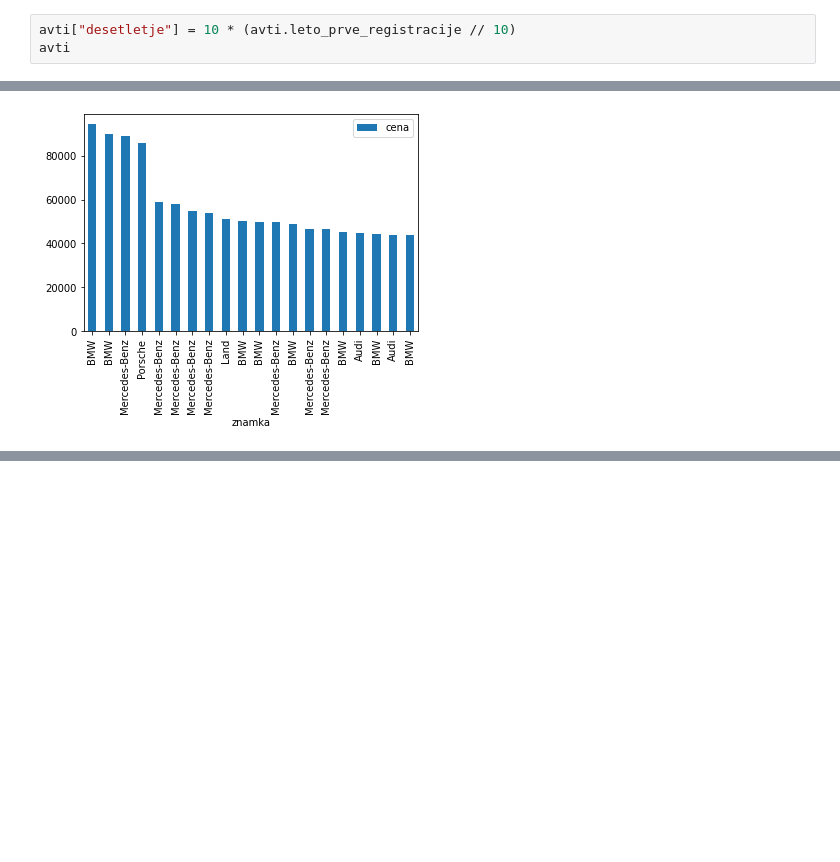
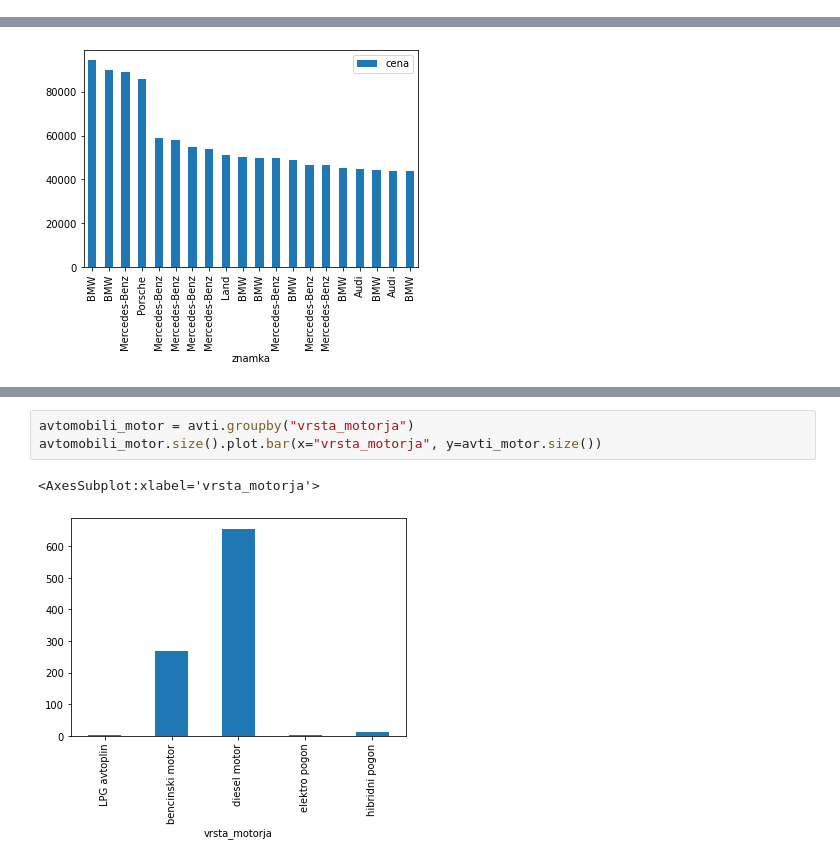
Before and after one commit to timotejstibilj/Avtomobili, a Jupyter notebook: Analiza rabljenih avtomobilov na avto.net.ipynb, the cells around one changed output, grey strips where cells are left out. Drawn from its saved outputs; the diff is of its cells as text; blank space fills up the shorter version.

Commit message:
primerjava motorjev

```diff
--- a/Analiza rabljenih avtomobilov na avto.net.ipynb
+++ b/Analiza rabljenih avtomobilov na avto.net.ipynb
@@ -58,3 +56,0 @@ letni_avti = avti.groupby("leto_prve_registracije")
-# %%
-avti["desetletje"] = 10 * (avti.leto_prve_registracije // 10)
-avti
@@ -117,0 +71,6 @@ avti.sort_values('cena', ascending=False).head(20).plot.bar(x='znamka', y='cena'
+# %%
+avtomobili_motor = avti.groupby("vrsta_motorja")
+avtomobili_motor.size().plot.bar(x="vrsta_motorja", y=avti_motor.size())
+# %% [output]
+<AxesSubplot:xlabel='vrsta_motorja'>
+[figure, added]
```
Also changed, not shown: parts of 13 cells of this notebook.
